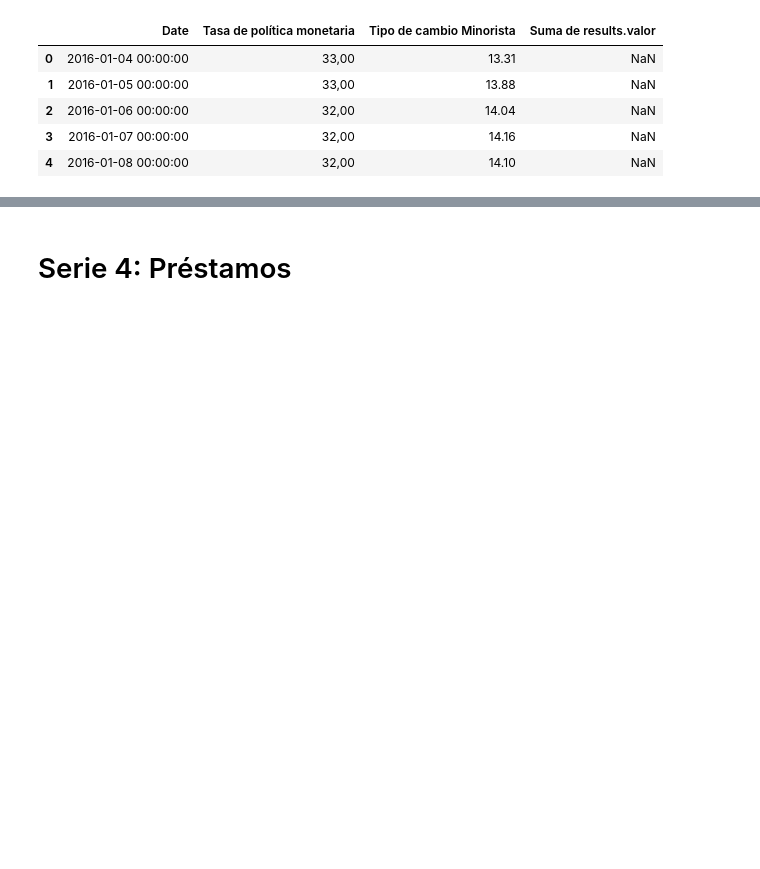
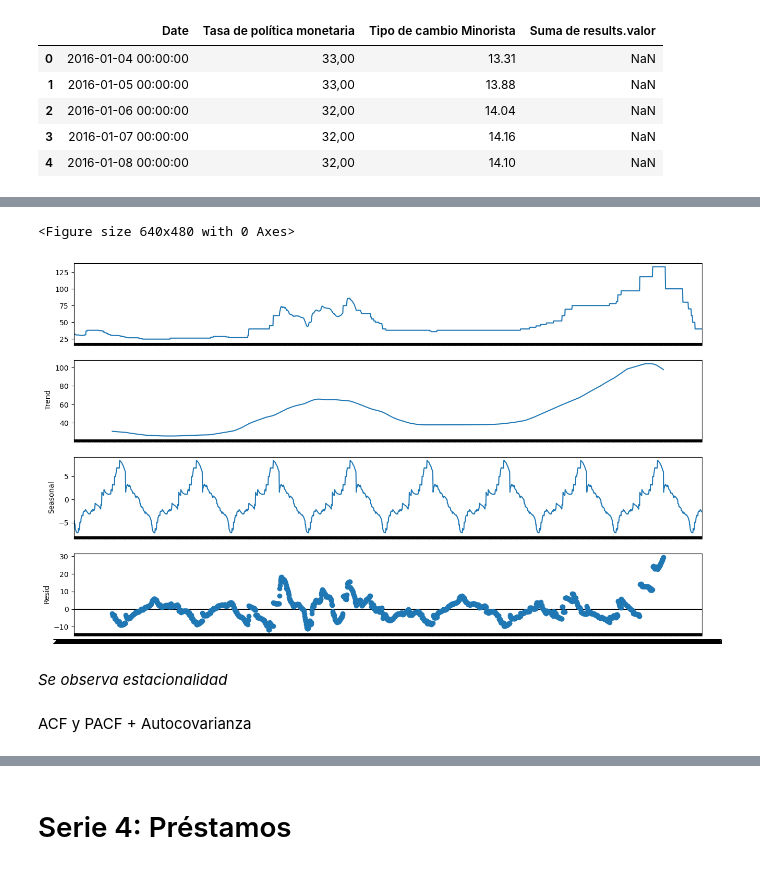
Before and after one commit to carrenogf/MCD-Series-Temporales, a Jupyter notebook: notebooks/prestamos.ipynb, the cells around one changed output, grey strips where cells are left out. Drawn from its saved outputs; the diff is of its cells as text; code cells hidden in the pictures; blank space fills up the shorter version.

```diff
--- a/notebooks/prestamos.ipynb
+++ b/notebooks/prestamos.ipynb
@@ -62,0 +98,6 @@ df.shape
+# %%
+# Crear un gráfico de serie de tiempo
+fig = px.line(df, title='Serie de tiempo interactiva')
+
+# Mostrar el gráfico interactivo
+fig.show()
@@ -62,0 +130,16 @@ df.shape
+# %%
+# Esta función descompone la serie en sus partes para ver estacionalidad, tendencia, residuos
+def componentes(timeserie):
+  decomposition = seasonal_decompose(timeserie, model='additive', period=252)
+  fig = plt.figure()
+  fig = decomposition.plot()
+  fig.set_size_inches(15, 8)
+# %%
+componentes(df)
+# %% [output]
+<Figure size 640x480 with 0 Axes>
+[figure, added]
+# %% [markdown]
+*Se observa estacionalidad*
+# %% [markdown]
+ACF y PACF + Autocovarianza
```
Also changed, not shown: parts of 107 cells of this notebook.
